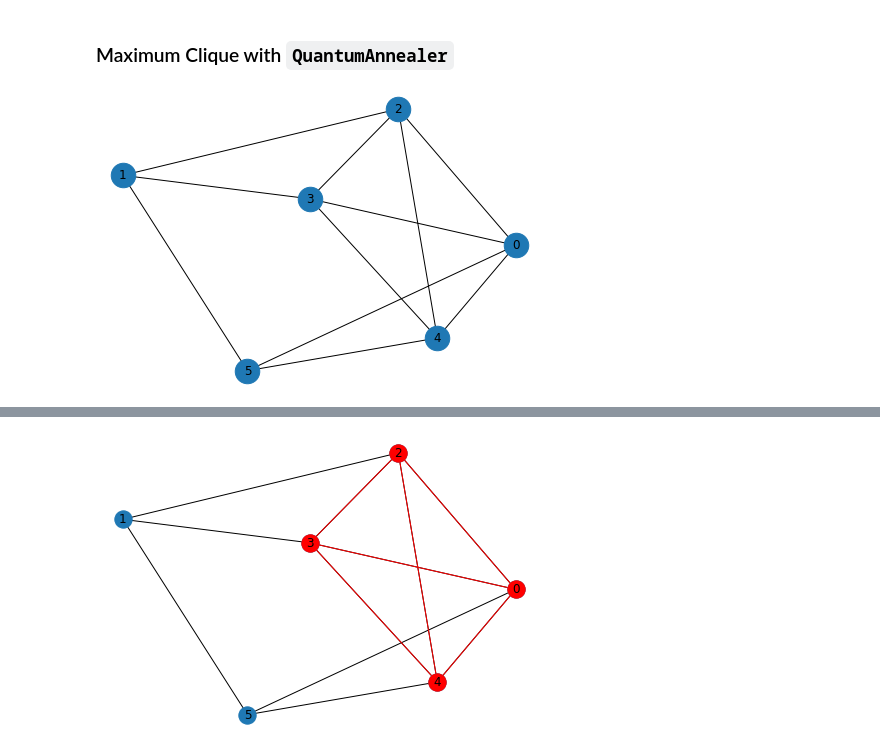
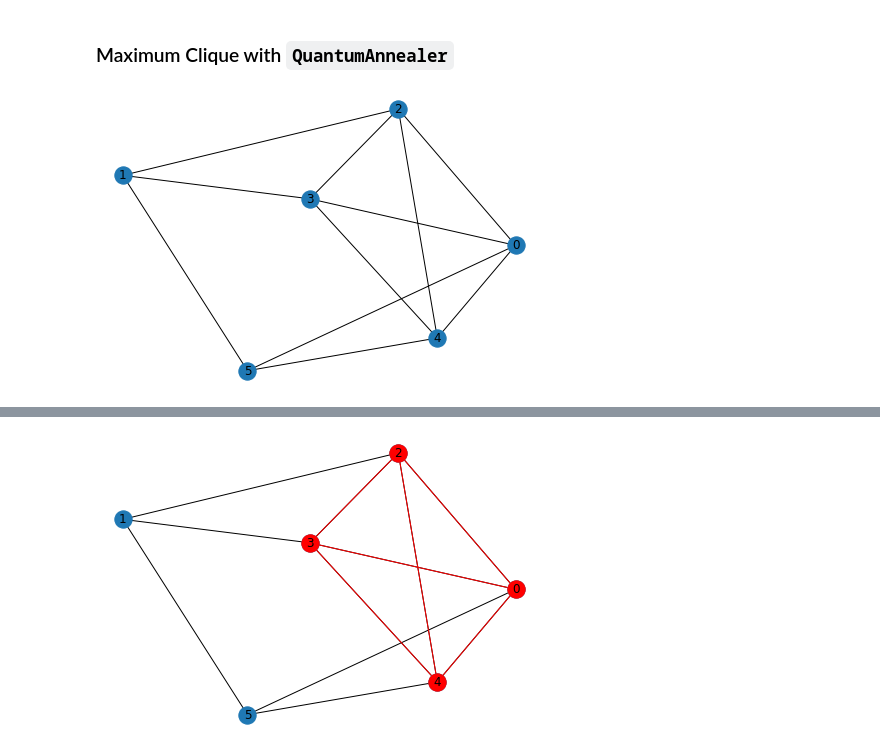
Before and after one commit to amaiya/quixotic, a Jupyter notebook: nbs/99a_examples_quantum_annealing.ipynb, the cells around one changed output, grey strips where cells are left out. Saved outputs shown, nothing was run; the diff lists cells and outputs as text; code cells hidden in the pictures.

```diff
--- a/nbs/99a_examples_quantum_annealing.ipynb
+++ b/nbs/99a_examples_quantum_annealing.ipynb
@@ -16,14 +16,14 @@ By default, these examples use simulated annealing as a local solver to allow ex
 # %%
 # construct or load your input graph
 import networkx as nx
 n_nodes = 6
 p = 0.5  # probability of an edge
 seed = 1967
 g = nx.erdos_renyi_graph(n_nodes, p=p, seed=seed)
 positions = nx.spring_layout(g, seed=seed)
-nx.draw(g, with_labels=True, pos=positions, node_size=600)
+nx.draw(g, with_labels=True, pos=positions)
 # %% [output]
-[figure, old version]
+[figure, new version]
 # %%
 # approximate a solution using QAOA and extract results
 from quixotic.core import QuantumAnnealer
```
Also changed, not shown: parts of 9 cells of this notebook, 8 other files.
